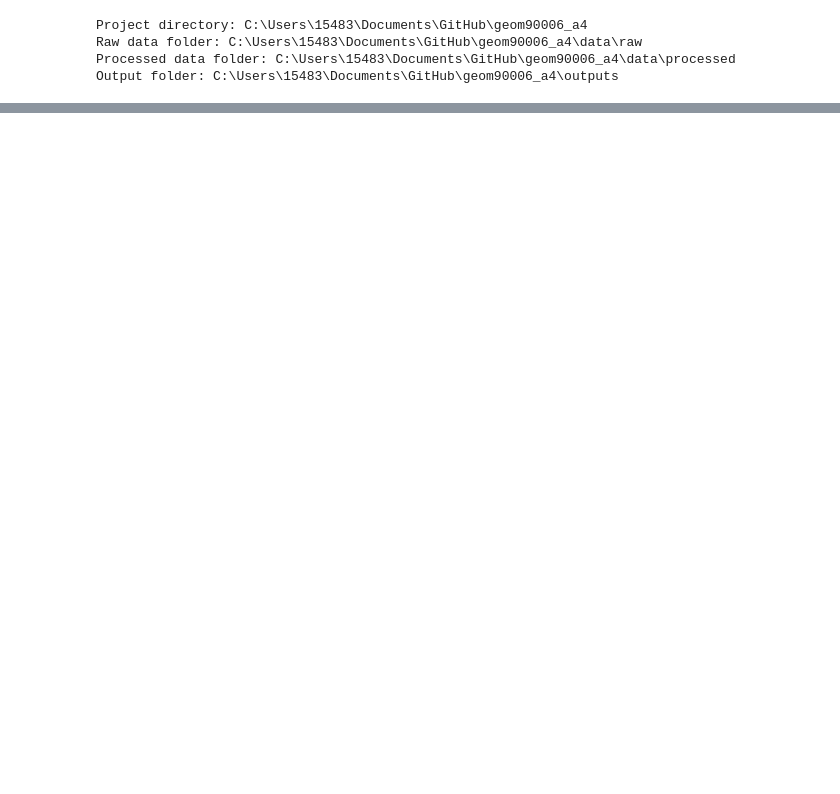
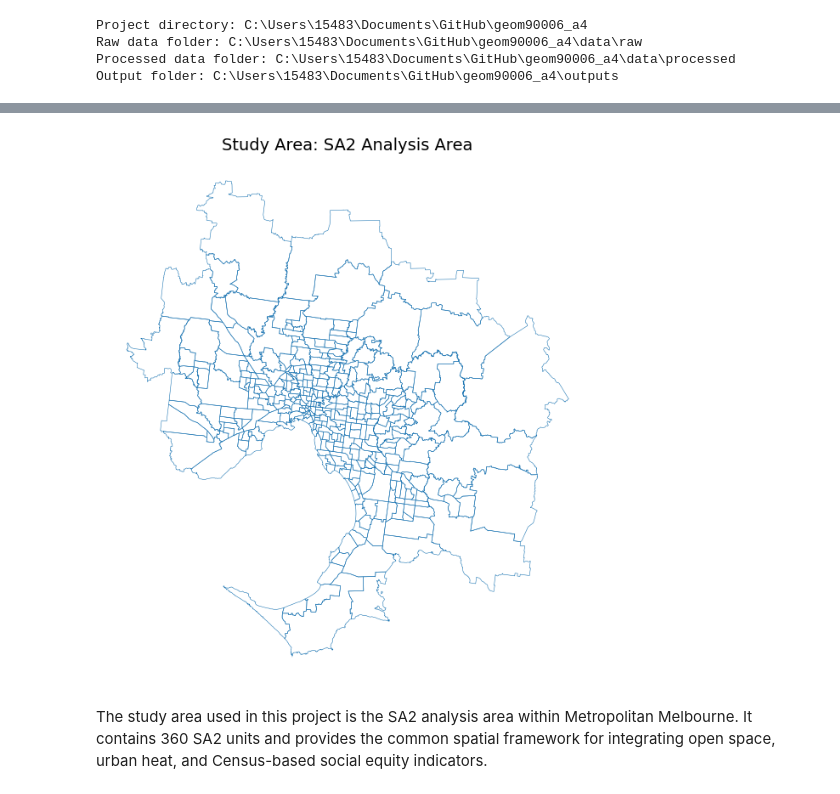
Before and after one commit to Ying7788/geom90006_a4, a Jupyter notebook: notebooks/A4_GreenSpace_UrbanHeat_Equity.ipynb.ipynb, the cells around one changed output, grey strips where cells are left out. Cells and saved outputs as stored; diff of their text form; code cells hidden in the pictures; blank space fills up the shorter version.

```diff
--- a/notebooks/A4_GreenSpace_UrbanHeat_Equity.ipynb.ipynb
+++ b/notebooks/A4_GreenSpace_UrbanHeat_Equity.ipynb.ipynb
@@ -130,0 +86,24 @@ SA2 analysis area shape: (360, 18)
+# %%
+# Standardise CRS and calculate SA2 area
+
+TARGET_CRS = "EPSG:7855"  # GDA2020 / MGA Zone 55, suitable for area calculation in Melbourne
+
+greater_melb = greater_melb.to_crs(TARGET_CRS)
+sa2_full = sa2_full.to_crs(TARGET_CRS)
+sa2_analysis = sa2_analysis.to_crs(TARGET_CRS)
+open_space = open_space.to_crs(TARGET_CRS)
+urban_heat = urban_heat.to_crs(TARGET_CRS)
+
+# Check geometry validity
+print("Invalid geometries:")
+print("Greater Melbourne boundary:", (~greater_melb.is_valid).sum())
+print("Full SA2 boundary:", (~sa2_full.is_valid).sum())
+print("Final SA2 analysis area:", (~sa2_analysis.is_valid).sum())
+print("Open space:", (~open_space.is_valid).sum())
+print("Urban heat:", (~urban_heat.is_valid).sum())
+
+# Calculate SA2 area
+sa2_analysis["area_m2"] = sa2_analysis.geometry.area
+sa2_analysis["area_km2"] = sa2_analysis["area_m2"] / 1_000_000
+
+sa2_analysis[["SA2_CODE_2021", "SA2_NAME_2021", "area_km2"]].head()
@@ -131,3 +158,28 @@ SA2 analysis area shape: (360, 18)
+# %%
+# Create final study area map
+
+fig, ax = plt.subplots(figsize=(8, 8))
+
+# Final SA2 analysis area
+sa2_master.boundary.plot(
+    ax=ax,
+    linewidth=0.4
+)
+
+ax.set_title("Study Area: SA2 Analysis Area", fontsize=14)
+ax.set_axis_off()
+
+plt.savefig(
+    map_dir / "study_area_sa2_analysis_area.png",
+    dpi=300,
+    bbox_inches="tight"
+)
+
+plt.show()
+# %% [output]
+[figure, added]
+# %% [markdown]
+The study area used in this project is the SA2 analysis area within Metropolitan Melbourne. It contains 360 SA2 units and provides the common spatial framework for integrating open space, urban heat, and Census-based social equity indicators.
 # %% [markdown]
 ## 4. Data Sources
 
```
Also changed, not shown: parts of 7 cells of this notebook, 3 other files.
